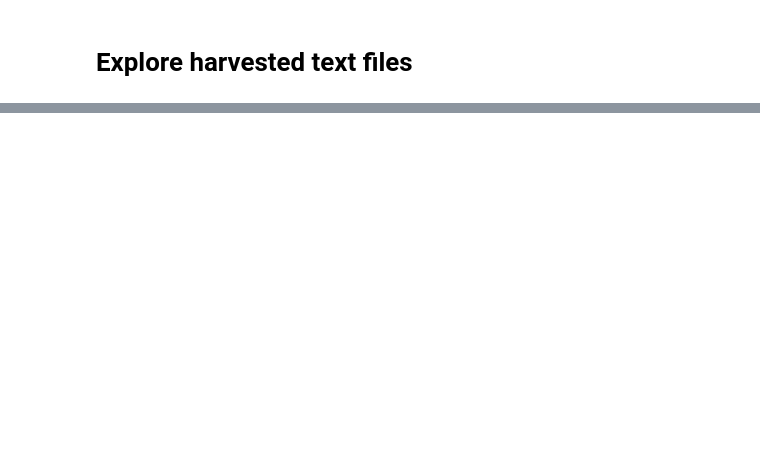
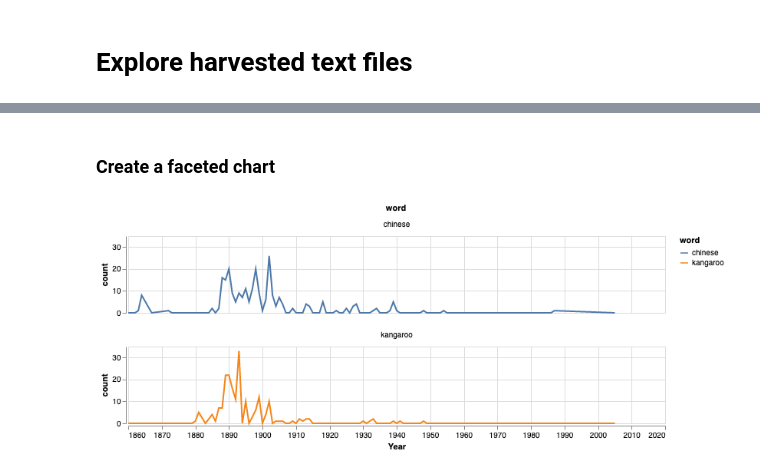
Before and after one commit to GLAM-Workbench/trove-newspaper-harvester, a Jupyter notebook: Explore-harvested-text-files.ipynb, the cells around one changed output, grey strips where cells are left out. Cells and saved outputs as stored; diff of their text form; code cells hidden in the pictures; blank space fills up the shorter version.

```diff
--- a/Explore-harvested-text-files.ipynb
+++ b/Explore-harvested-text-files.ipynb
@@ -178,0 +152,12 @@ calculate_tfidf_by_year(ngram_size=1)
+# %%
+def words_by_year(df, words):
+    df_words = pd.DataFrame()
+    for word in words:
+        try:
+            df_word = df.groupby(by='year').sum()[word].to_frame().reset_index().rename({word: 'count'}, axis=1)
+        except KeyError:
+            print(f"'{word}' not found")
+        else:
+            df_word['word'] = word
+            df_words = df_words.append(df_word, ignore_index=True)
+    return df_words
@@ -178,0 +170,11 @@ calculate_tfidf_by_year(ngram_size=1)
+# %% [markdown]
+### Create a faceted chart
+# %%
+alt.Chart(df_words.loc[df_words['year'] > 0]).mark_line().encode(
+    x=alt.X('year:Q', axis=alt.Axis(format='c', title='Year')),
+    y='count:Q',
+    color='word:N',
+    facet='word:N'
+).properties(width=700, height=100, columns=1)
+# %% [output]
+[figure, added]
```
Also changed, not shown: parts of 28 cells of this notebook, 2 other files.
